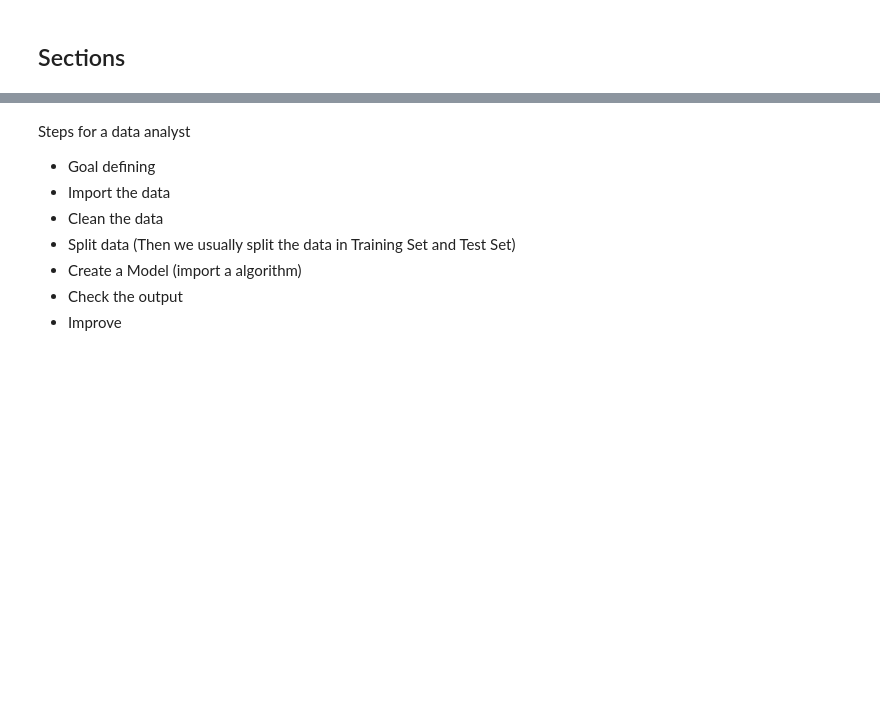
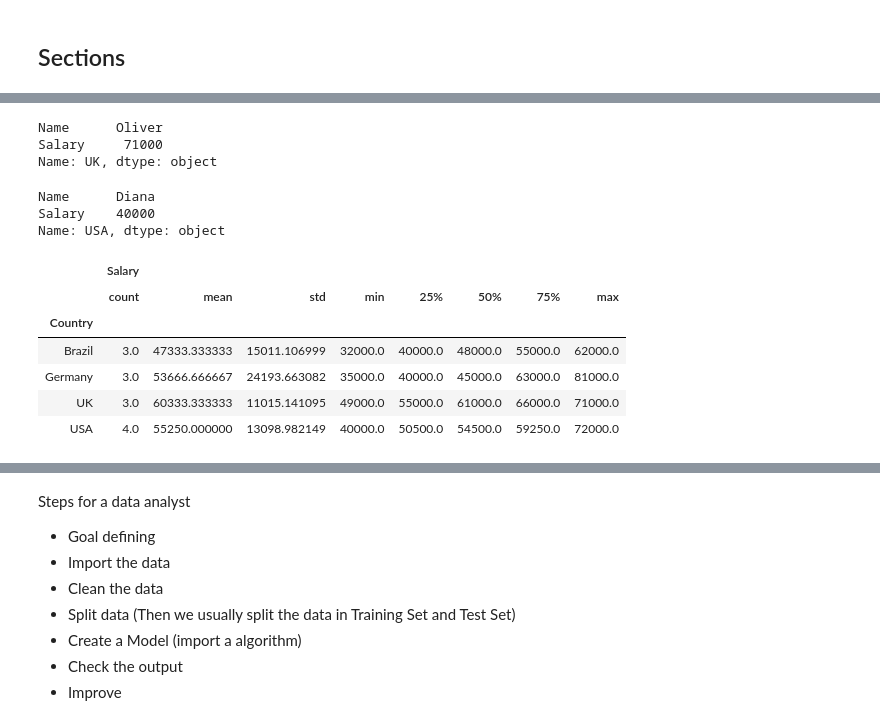
Before and after one commit to jlomeli71/python-notes, a Jupyter notebook: 13. Data Science Introduction.ipynb, the cells around one changed output, grey strips where cells are left out. Saved outputs shown, nothing was run; the diff lists cells and outputs as text; code cells hidden in the pictures; blank space fills up the shorter version.

```diff
--- a/13. Data Science Introduction.ipynb
+++ b/13. Data Science Introduction.ipynb
@@ -4,0 +646,4 @@
+# %%
+import pandas as pd
+import xlrd            # probably required to install
+my_df = pd.read_excel("files\\working\\salaries.xlsx", sheet_name="Sheet1")
@@ -4,0 +788,22 @@
+# %%
+my_df1.loc['UK']
+# %% [output]
+Name      Oliver
+Salary     71000
+Name: UK, dtype: object
+# %%
+my_df.groupby('Country').min().loc['USA']
+# %% [output]
+Name      Diana
+Salary    40000
+Name: USA, dtype: object
+# %%
+my_df.groupby('Country').describe()
+# %% [output]
+|  | Salary |  |  |  |  |  |  |  |
+|  | count | mean | std | min | 25% | 50% | 75% | max |
+| Country |  |  |  |  |  |  |  |  |
+| Brazil | 3.0 | 47333.333333 | 15011.106999 | 32000.0 | 40000.0 | 48000.0 | 55000.0 | 62000.0 |
+| Germany | 3.0 | 53666.666667 | 24193.663082 | 35000.0 | 40000.0 | 45000.0 | 63000.0 | 81000.0 |
+| UK | 3.0 | 60333.333333 | 11015.141095 | 49000.0 | 55000.0 | 61000.0 | 66000.0 | 71000.0 |
+| USA | 4.0 | 55250.000000 | 13098.982149 | 40000.0 | 50500.0 | 54500.0 | 59250.0 | 72000.0 |
```
Also changed, not shown: parts of 131 cells of this notebook, 8 other files.
